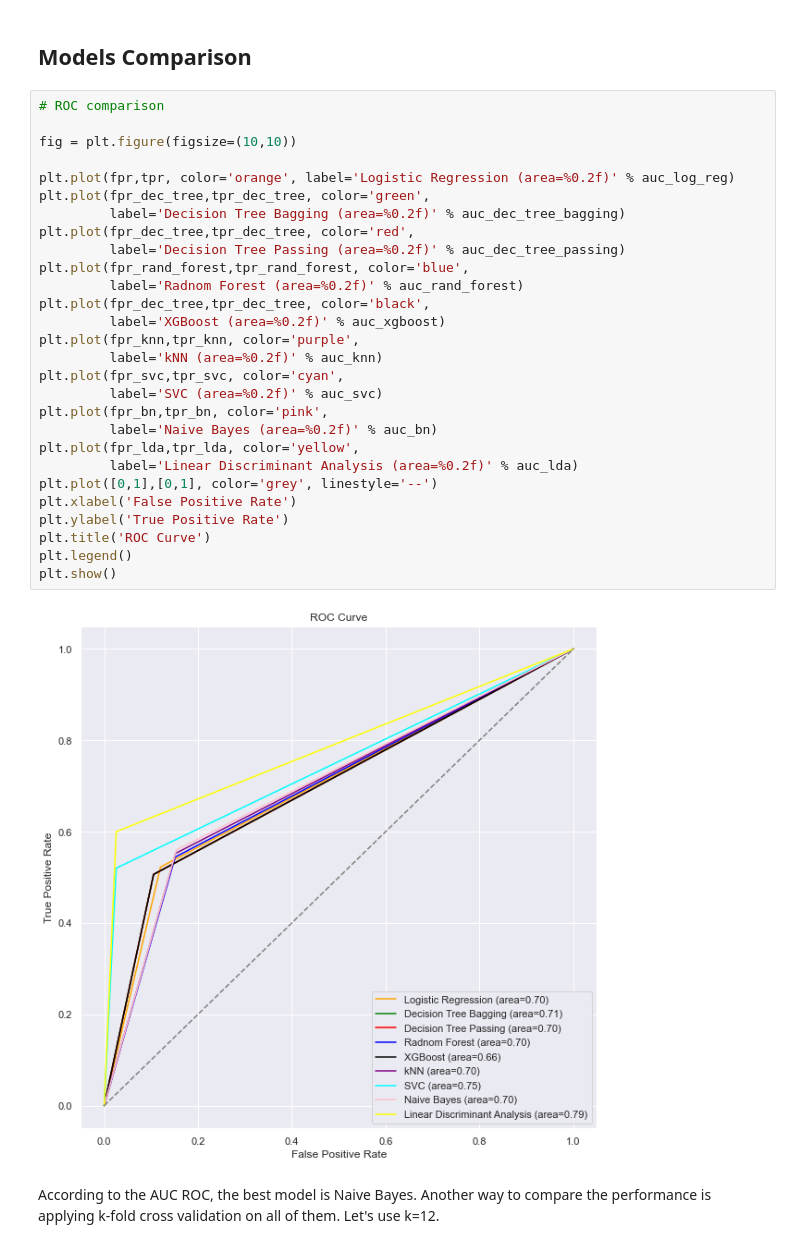
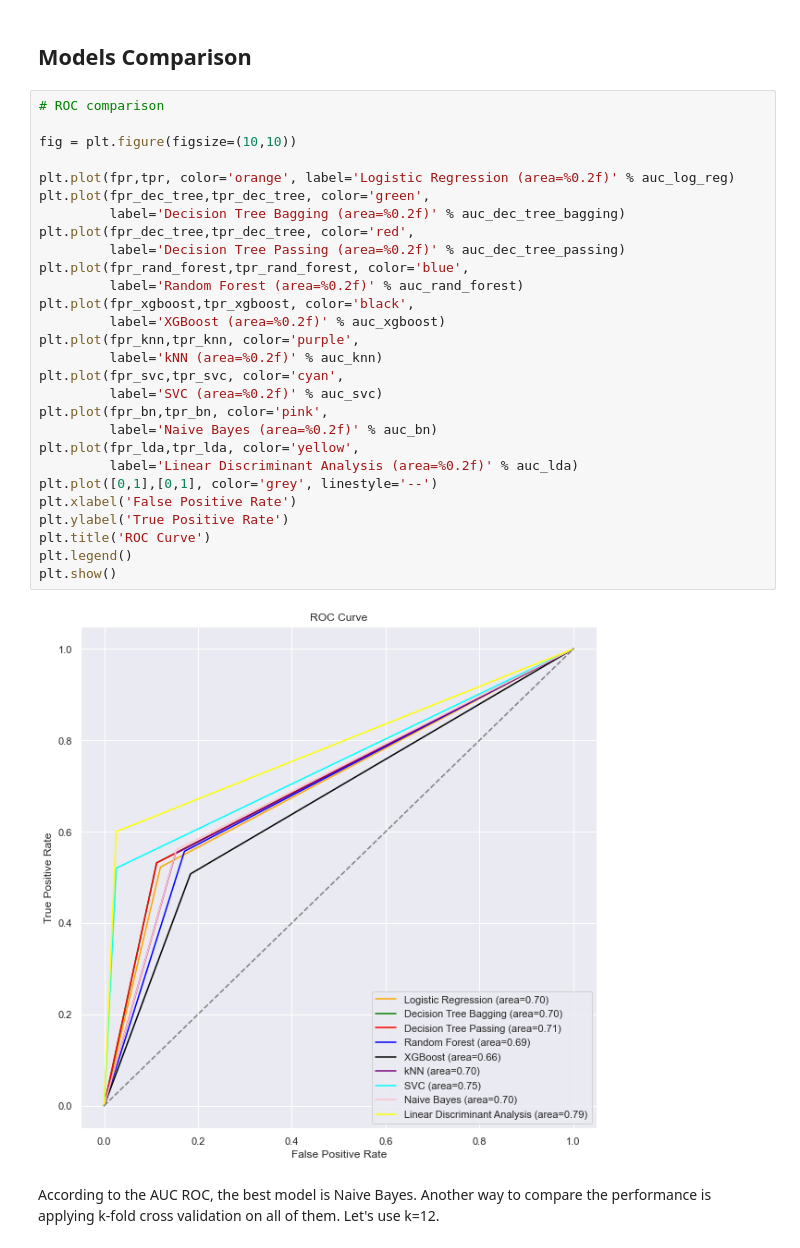
Before and after one commit to bridgecrew-perf7/ML_with_Deployment, a Jupyter notebook: classificationProject/classificationModel.ipynb, the cells around one changed output. Saved outputs shown, nothing was run; the diff lists cells and outputs as text.

```diff
--- a/classificationProject/classificationModel.ipynb
+++ b/classificationProject/classificationModel.ipynb
@@ -997,33 +933,33 @@ fpr_lda, tpr_lda, thresholds_lda = roc_curve(y_test,y_pred)
 # %%
 # ROC comparison
 
 fig = plt.figure(figsize=(10,10))
 
 plt.plot(fpr,tpr, color='orange', label='Logistic Regression (area=%0.2f)' % auc_log_reg)
 plt.plot(fpr_dec_tree,tpr_dec_tree, color='green',
          label='Decision Tree Bagging (area=%0.2f)' % auc_dec_tree_bagging)
 plt.plot(fpr_dec_tree,tpr_dec_tree, color='red',
          label='Decision Tree Passing (area=%0.2f)' % auc_dec_tree_passing)
 plt.plot(fpr_rand_forest,tpr_rand_forest, color='blue',
-         label='Radnom Forest (area=%0.2f)' % auc_rand_forest)
-plt.plot(fpr_dec_tree,tpr_dec_tree, color='black',
+         label='Random Forest (area=%0.2f)' % auc_rand_forest)
+plt.plot(fpr_xgboost,tpr_xgboost, color='black',
          label='XGBoost (area=%0.2f)' % auc_xgboost)
 plt.plot(fpr_knn,tpr_knn, color='purple',
          label='kNN (area=%0.2f)' % auc_knn)
 plt.plot(fpr_svc,tpr_svc, color='cyan',
          label='SVC (area=%0.2f)' % auc_svc)
 plt.plot(fpr_bn,tpr_bn, color='pink',
          label='Naive Bayes (area=%0.2f)' % auc_bn)
 plt.plot(fpr_lda,tpr_lda, color='yellow',
          label='Linear Discriminant Analysis (area=%0.2f)' % auc_lda)
 plt.plot([0,1],[0,1], color='grey', linestyle='--')
 plt.xlabel('False Positive Rate')
 plt.ylabel('True Positive Rate')
 plt.title('ROC Curve')
 plt.legend()
 plt.show()
 # %% [output]
-[figure, old version]
+[figure, new version]
 # %% [markdown]
 According to the AUC ROC, the best model is Naive Bayes.
 Another way to compare the performance is applying k-fold cross validation on all of them. Let's use k=12.
```
Also changed, not shown: parts of 58 cells of this notebook.
